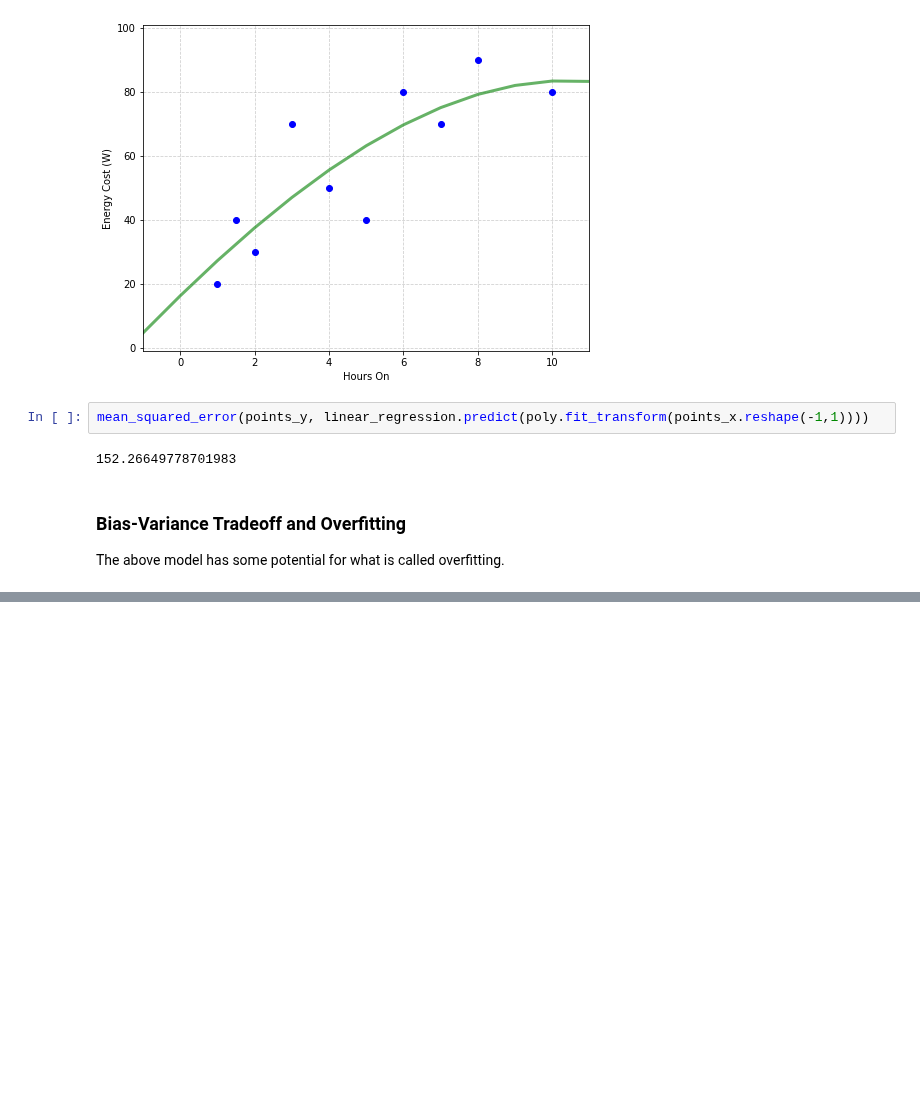
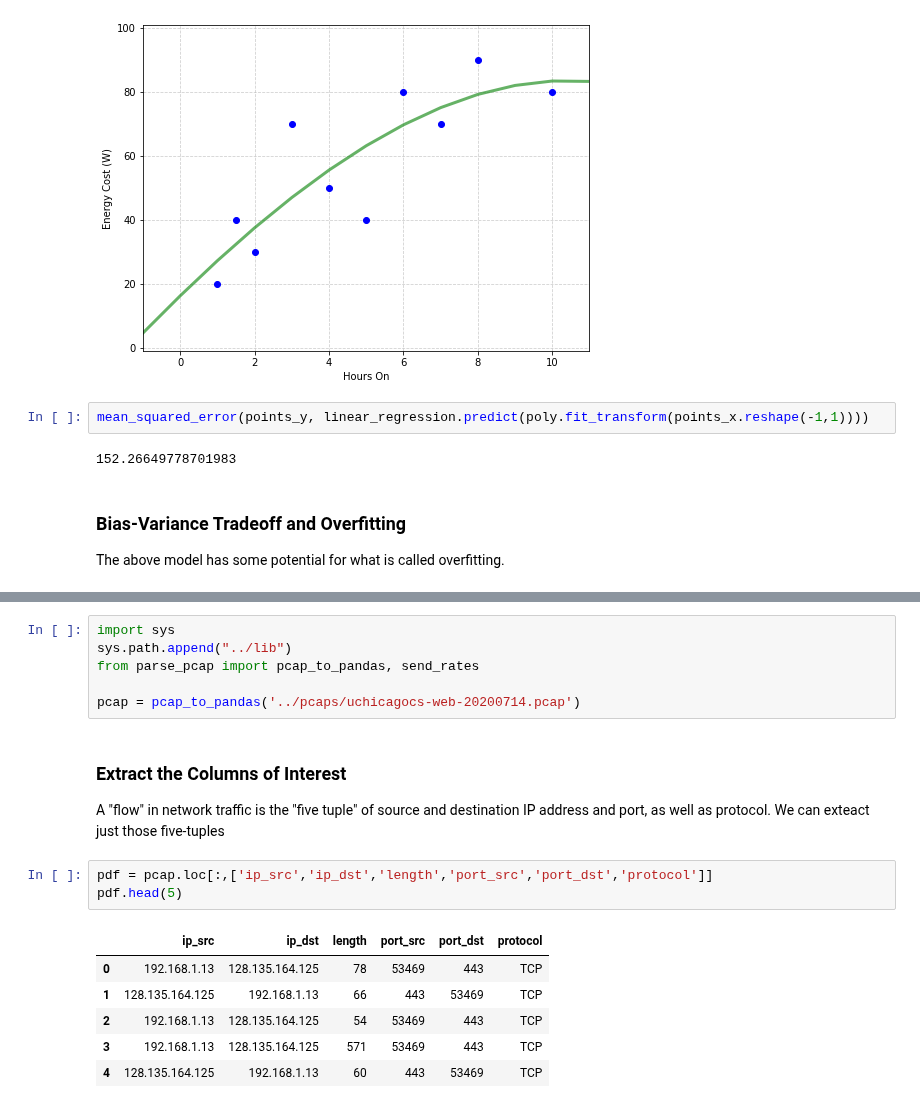
Before and after one commit to noise-lab/ml-networking, a Jupyter notebook: notebooks/1-Linear Regression.ipynb, the cells around one changed output, grey strips where cells are left out. Saved outputs shown, nothing was run; the diff lists cells and outputs as text; blank space fills up the shorter version.

```diff
--- a/notebooks/1-Linear Regression.ipynb
+++ b/notebooks/1-Linear Regression.ipynb
@@ -222,0 +232,20 @@ However, given that the only information we have about these hypothetical device
+# %%
+import sys
+sys.path.append("../lib")
+from parse_pcap import pcap_to_pandas, send_rates
+
+pcap = pcap_to_pandas('../pcaps/uchicagocs-web-20200714.pcap')
+# %% [markdown]
+### Extract the Columns of Interest
+
+A "flow" in network traffic is the "five tuple" of source and destination IP address and port, as well as protocol.  We can exteact just those five-tuples
+# %%
+pdf = pcap.loc[:,['ip_src','ip_dst','length','port_src','port_dst','protocol']]
+pdf.head(5)
+# %% [output]
+|  | ip_src | ip_dst | length | port_src | port_dst | protocol |
+| 0 | 192.168.1.13 | 128.135.164.125 | 78 | 53469 | 443 | TCP |
+| 1 | 128.135.164.125 | 192.168.1.13 | 66 | 443 | 53469 | TCP |
+| 2 | 192.168.1.13 | 128.135.164.125 | 54 | 53469 | 443 | TCP |
+| 3 | 192.168.1.13 | 128.135.164.125 | 571 | 53469 | 443 | TCP |
+| 4 | 128.135.164.125 | 192.168.1.13 | 60 | 443 | 53469 | TCP |
```
Also changed, not shown: parts of 7 cells of this notebook, 1 other file.
